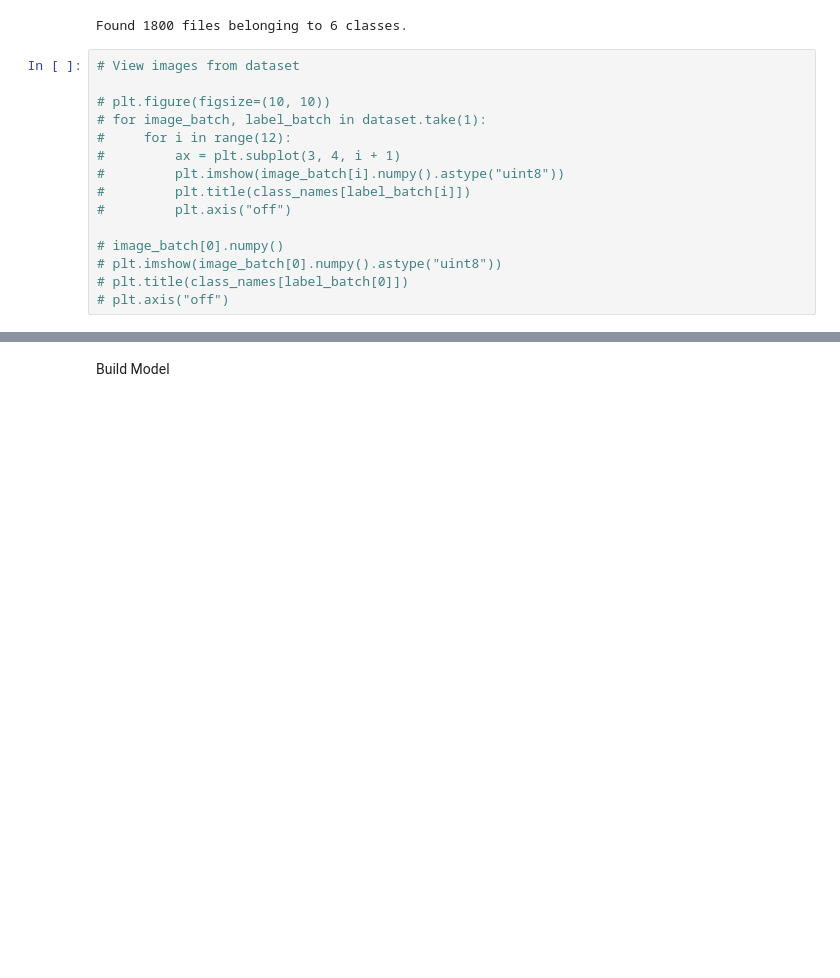
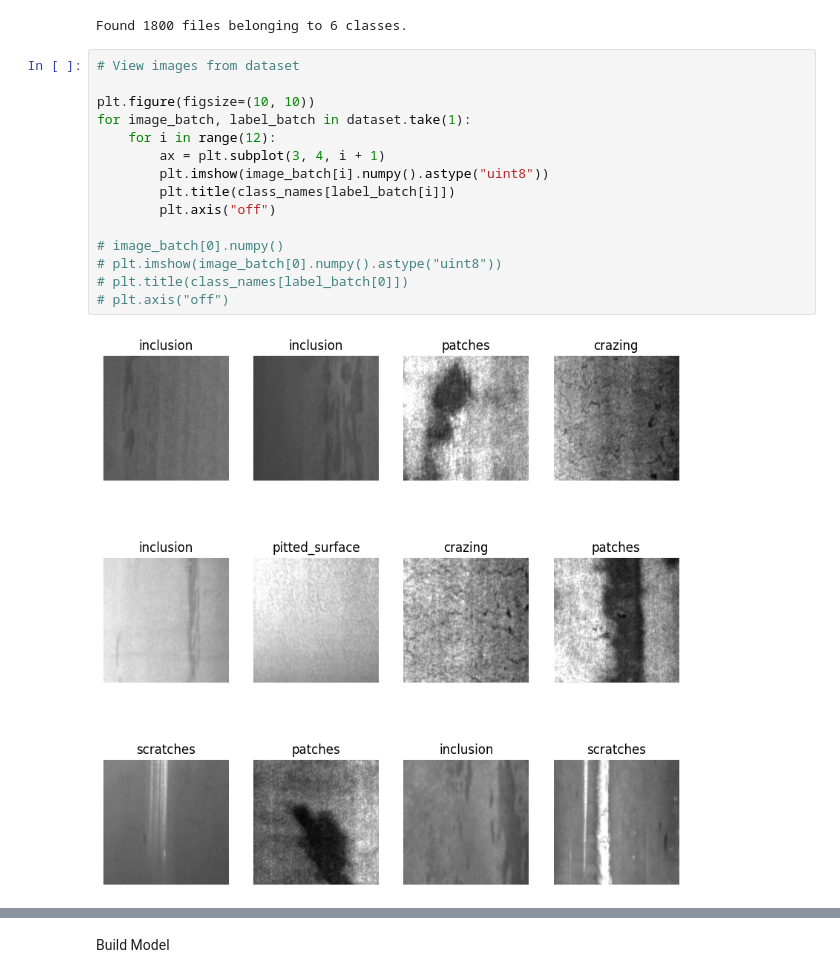
Before and after one commit to OmarTRBN/MetalDefectClassification, a Jupyter notebook: main_training.ipynb, the cells around one changed output, grey strips where cells are left out. Saved outputs shown, nothing was run; the diff lists cells and outputs as text; blank space fills up the shorter version.

```diff
--- a/main_training.ipynb
+++ b/main_training.ipynb
@@ -34,18 +34,20 @@ Found 1800 files belonging to 6 classes.
 # %%
 # View images from dataset
 
-# plt.figure(figsize=(10, 10))
-# for image_batch, label_batch in dataset.take(1):
-#     for i in range(12):
-#         ax = plt.subplot(3, 4, i + 1)
-#         plt.imshow(image_batch[i].numpy().astype("uint8"))
-#         plt.title(class_names[label_batch[i]])
-#         plt.axis("off")
+plt.figure(figsize=(10, 10))
+for image_batch, label_batch in dataset.take(1):
+    for i in range(12):
+        ax = plt.subplot(3, 4, i + 1)
+        plt.imshow(image_batch[i].numpy().astype("uint8"))
+        plt.title(class_names[label_batch[i]])
+        plt.axis("off")
 
 # image_batch[0].numpy()
 # plt.imshow(image_batch[0].numpy().astype("uint8"))
 # plt.title(class_names[label_batch[0]])
 # plt.axis("off")
+# %% [output]
+[figure, added]
 # %%
 # SPLIT DATA
 
```
Also changed, not shown: parts of 2 cells of this notebook, 12 other files.
